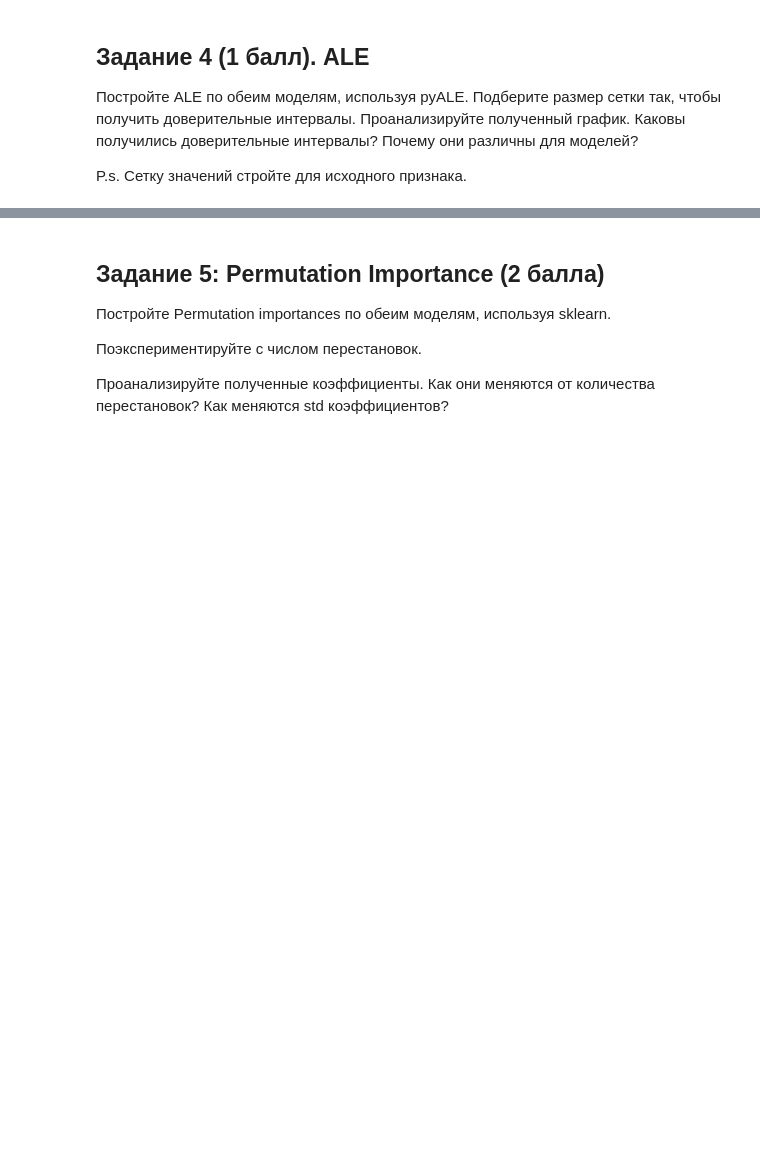
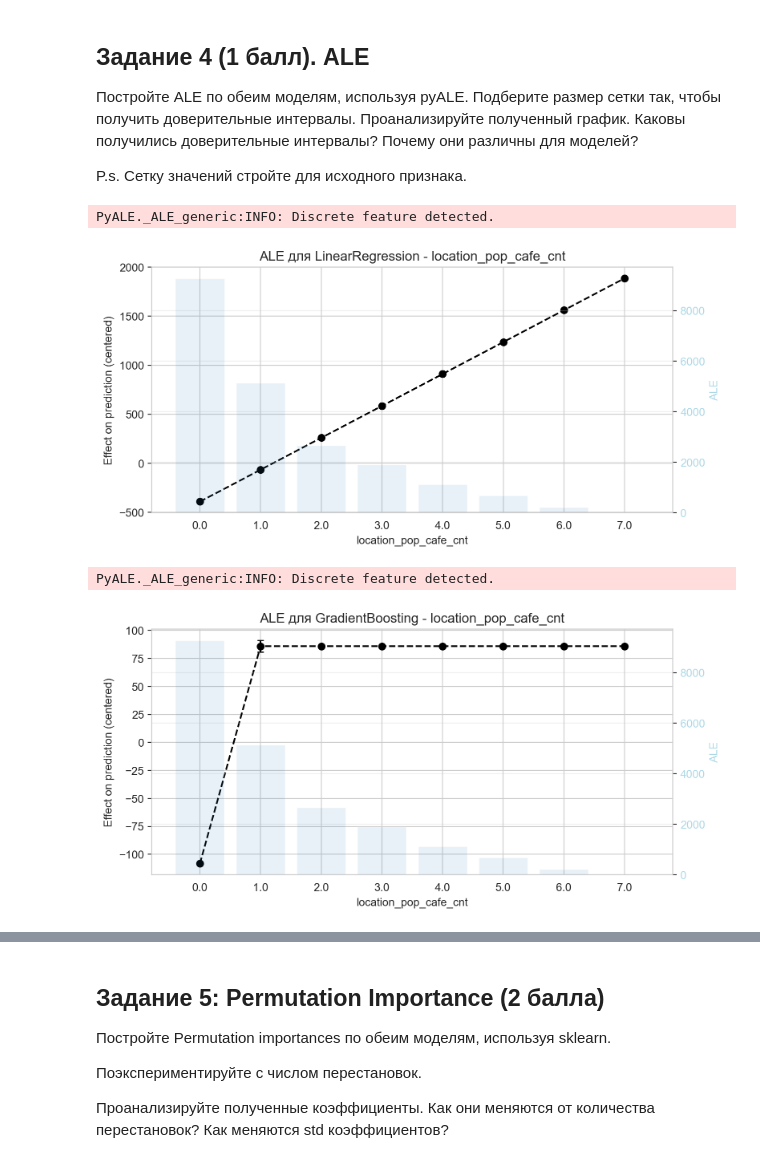
Before and after one commit to hysterria/spbu_ml_2026, a Jupyter notebook: homeworks/interpretation.ipynb, the cells around one changed output, grey strips where cells are left out. Saved outputs shown, nothing was run; the diff lists cells and outputs as text; code cells hidden in the pictures; blank space fills up the shorter version.

```diff
--- a/homeworks/interpretation.ipynb
+++ b/homeworks/interpretation.ipynb
@@ -738,0 +604,38 @@ P.s. Сетку значений стройте для исходного при
+# %%
+from PyALE import ale
+import matplotlib.pyplot as plt
+
+feature_to_analyze = 'location_pop_cafe_cnt'
+
+X_train_original = pd.DataFrame(X_train_processed, columns=feature_names)
+
+ale_lr = ale(
+    X=X_train_original,
+    model=lr,
+    feature=[feature_to_analyze],
+    grid_size=50
+)
+
+plt.title(f'ALE для LinearRegression - {feature_to_analyze}')
+plt.xlabel(feature_to_analyze)
+plt.ylabel('ALE')
+plt.grid(True, alpha=0.3)
+plt.show()
+
+ale_gb = ale(
+    X=X_train_original,
+    model=gb,
+    feature=[feature_to_analyze],
+    grid_size=50
+)
+
+plt.title(f'ALE для GradientBoosting - {feature_to_analyze}')
+plt.xlabel(feature_to_analyze)
+plt.ylabel('ALE')
+plt.grid(True, alpha=0.3)
+plt.show()
+# %% [output]
+PyALE._ALE_generic:INFO: Discrete feature detected.
+[figure, added]
+PyALE._ALE_generic:INFO: Discrete feature detected.
+[figure, added]
```
Also changed, not shown: parts of 19 cells of this notebook.
